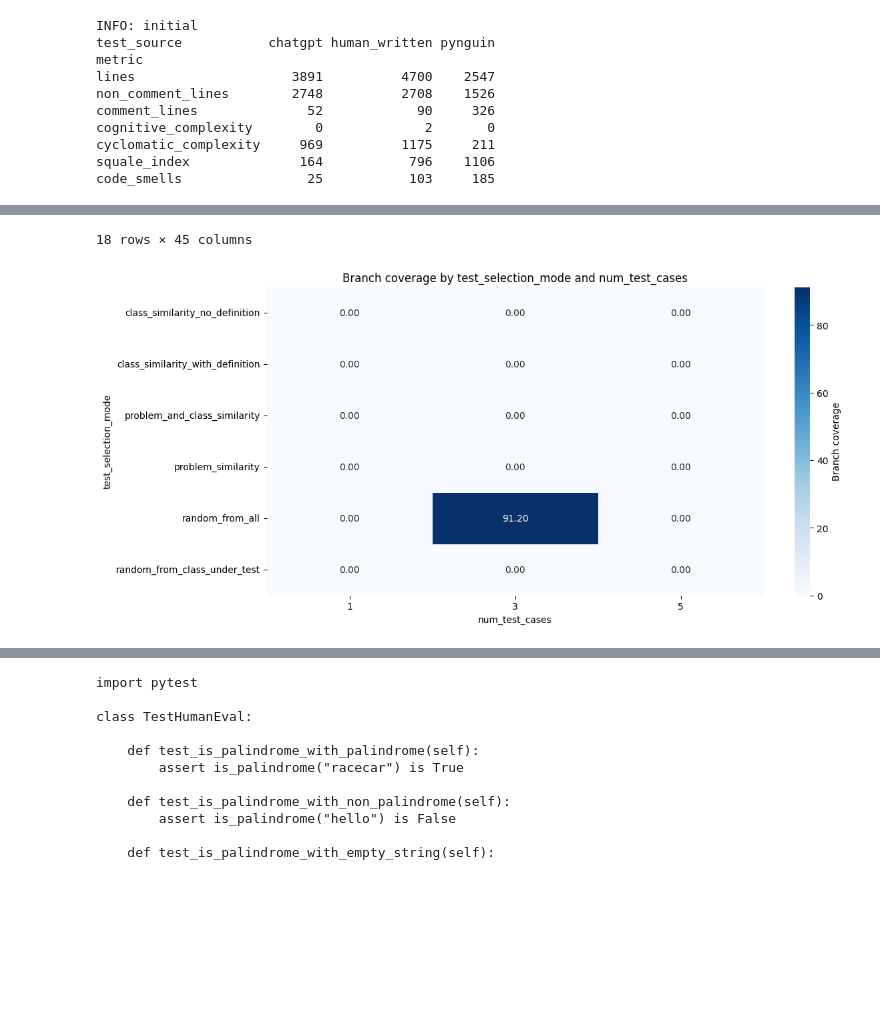
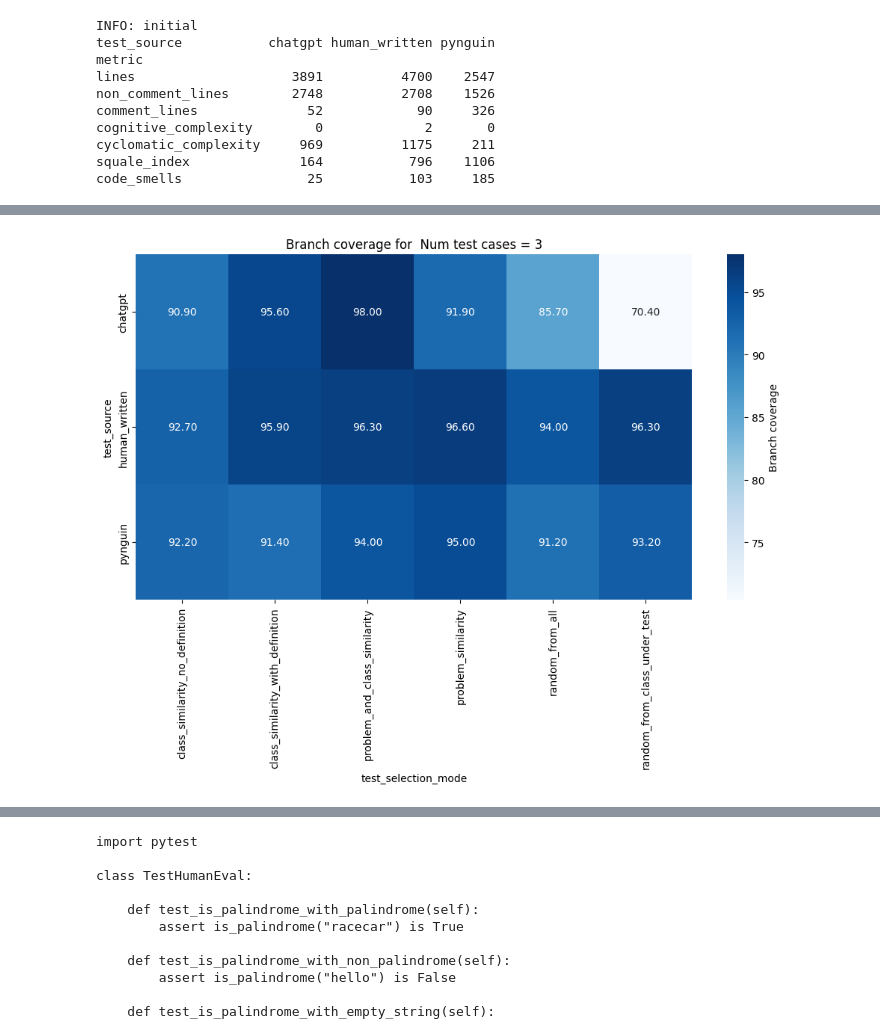
Before and after one commit to AlexChudic/test-suite-enhancement, a Jupyter notebook: src/scripts.ipynb, the cells around one changed output, grey strips where cells are left out. Cells and saved outputs as stored; diff of their text form; code cells hidden in the pictures; blank space fills up the shorter version.

Commit message:
Create multimodal linecharts for different num of test cases used in prompt

```diff
--- a/src/scripts.ipynb
+++ b/src/scripts.ipynb
@@ -537,7 +596,7 @@ def create_code_quality_table_2(df, settings=None):
     print(code_quality_table)
 
 settings = {
-    'test_source': "chatgpt",
+    'test_source': "human_written",
     'test_selection_mode': None,
     'num_test_cases': 1
 }
@@ -573,6 +644,7 @@ def create_code_coverage_chart(df, settings=None, display_variable="coverage"):
     # Identify varying and fixed variables
     varying_vars = [k for k, v in settings.items() if v is None]
     fixed_vars = {k: v for k, v in settings.items() if v is not None}
+    fixed_var = next((k for k, v in settings.items() if v is not None), None)
 
     if len(varying_vars) != 2:
         raise ValueError("Exactly 2 variables must vary (be set to `None`).")
@@ -607,19 +679,19 @@ def create_code_coverage_chart(df, settings=None, display_variable="coverage"):
     label = display_variable.replace("_", " ").capitalize()
     plt.figure(figsize=(12, 6))
     sns.heatmap(pivot_df, annot=True, fmt=".2f", cmap="Blues", cbar_kws={'label': label})
-    plt.title(f"{label} by {varying_vars[0]} and {varying_vars[1]}")
+    plt.title(f"{label} for  {fixed_var.replace('_', ' ').capitalize()} = {fixed_vars[fixed_var]}")
     plt.xlabel(varying_vars[1])
     plt.ylabel(varying_vars[0])
     plt.show()
 
 # Example usage
 settings = {
-    'test_source': "pynguin",
+    'test_source': None,
     'test_selection_mode': None,
-    'num_test_cases': None  # Vary two variables
+    'num_test_cases': 3  # Vary two variables
 }
 
 enhanced_dfs = get_enhanced_eval_data("human_eval", settings)
-display(enhanced_dfs)
+# display(enhanced_dfs)
 create_code_coverage_chart(enhanced_dfs, settings, "branch_coverage")
 # %% [output]
@@ -643,2 +698 @@ create_code_coverage_chart(enhanced_dfs, settings, "branch_coverage")
-18 rows × 45 columns
-[figure, old version]
+[figure, new version]
```
Also changed, not shown: parts of 23 cells of this notebook.
